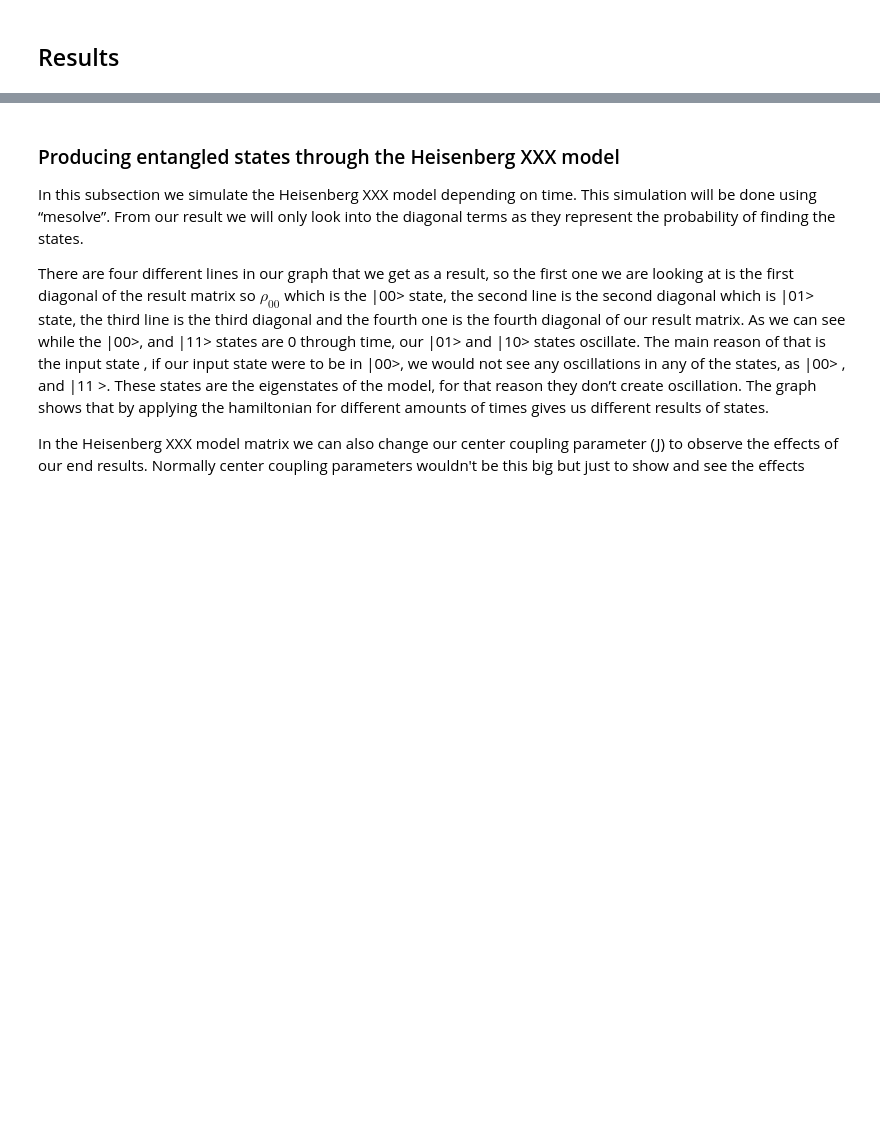
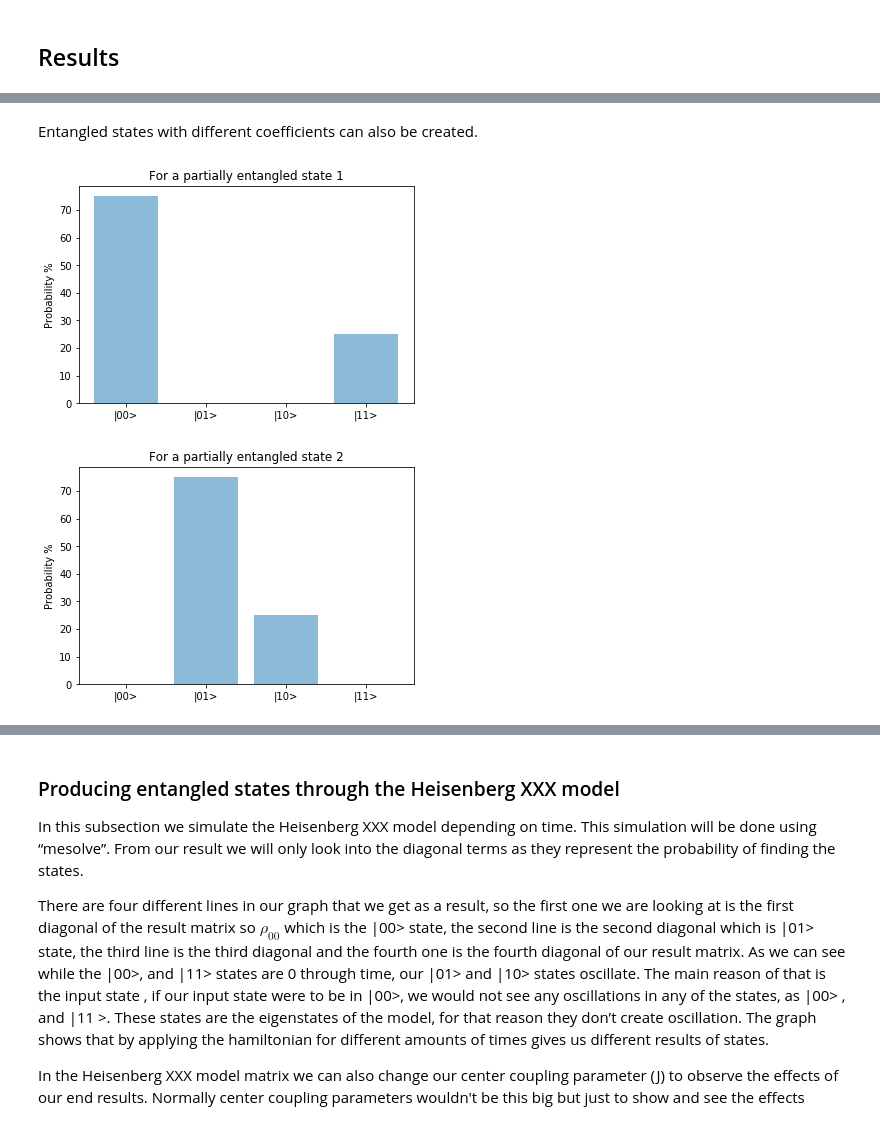
Before and after one commit to emre6943/QSM_Project, a Jupyter notebook: Final_Project_Quantum_Entanglement.ipynb, the cells around one changed output, grey strips where cells are left out. Saved outputs shown, nothing was run; the diff lists cells and outputs as text; code cells hidden in the pictures; blank space fills up the shorter version.

```diff
--- a/Final_Project_Quantum_Entanglement.ipynb
+++ b/Final_Project_Quantum_Entanglement.ipynb
@@ -115,0 +178,16 @@ The results show that an oscillation occurs as $\phi$ changes. This oscillation
+# %% [markdown]
+Entangled states with different coefficients can also be created.
+# %%
+#Creating entangled states
+def create_entangled_state(c0, c1, c2, c3):
+    return (c0 * state_00 + c1 * state_01 + c2 * state_10 + c3 * state_11).unit()
+
+#Measuring partially entangled states
+partially_entangled_1 = create_entangled_state(np.sqrt(3)/2, 0, 0, 0.5)
+show_on_graph(partially_entangled_1, "For a partially entangled state 1")
+
+partially_entangled_2 = create_entangled_state(0, np.sqrt(3)/2, 0.5, 0)
+show_on_graph(partially_entangled_2, "For a partially entangled state 2")
+# %% [output]
+[figure, added]
+[figure, added]
```
Also changed, not shown: parts of 15 cells of this notebook, 1 other file.
